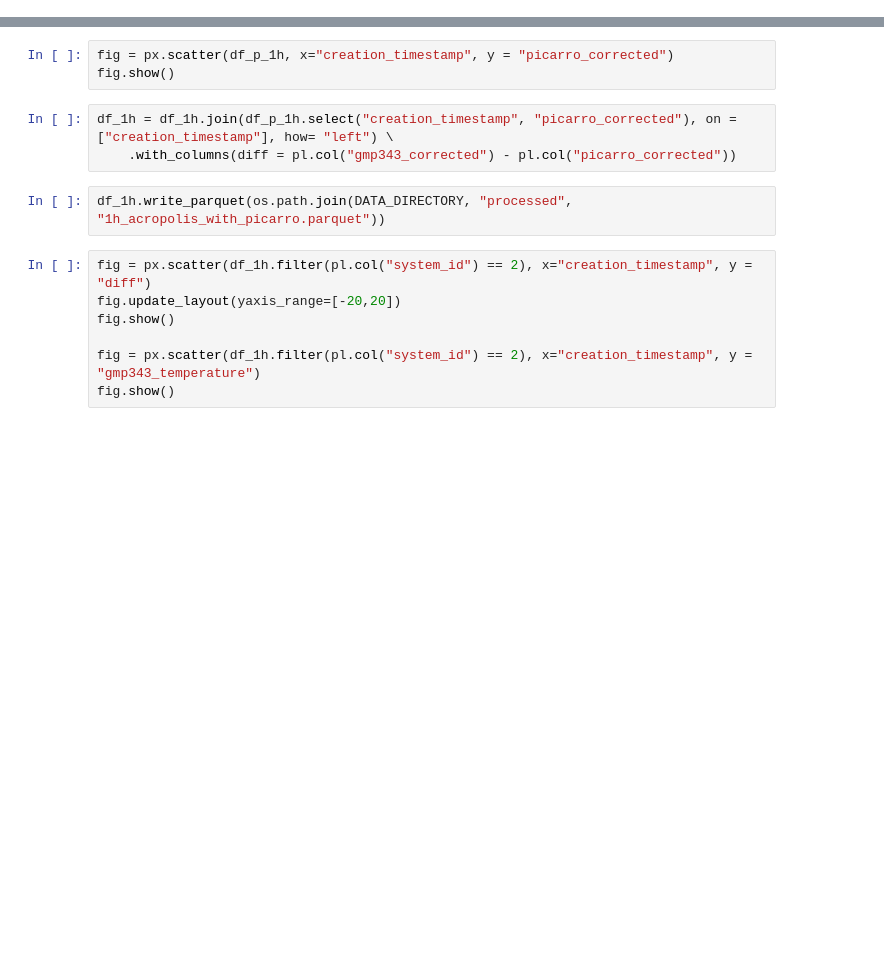
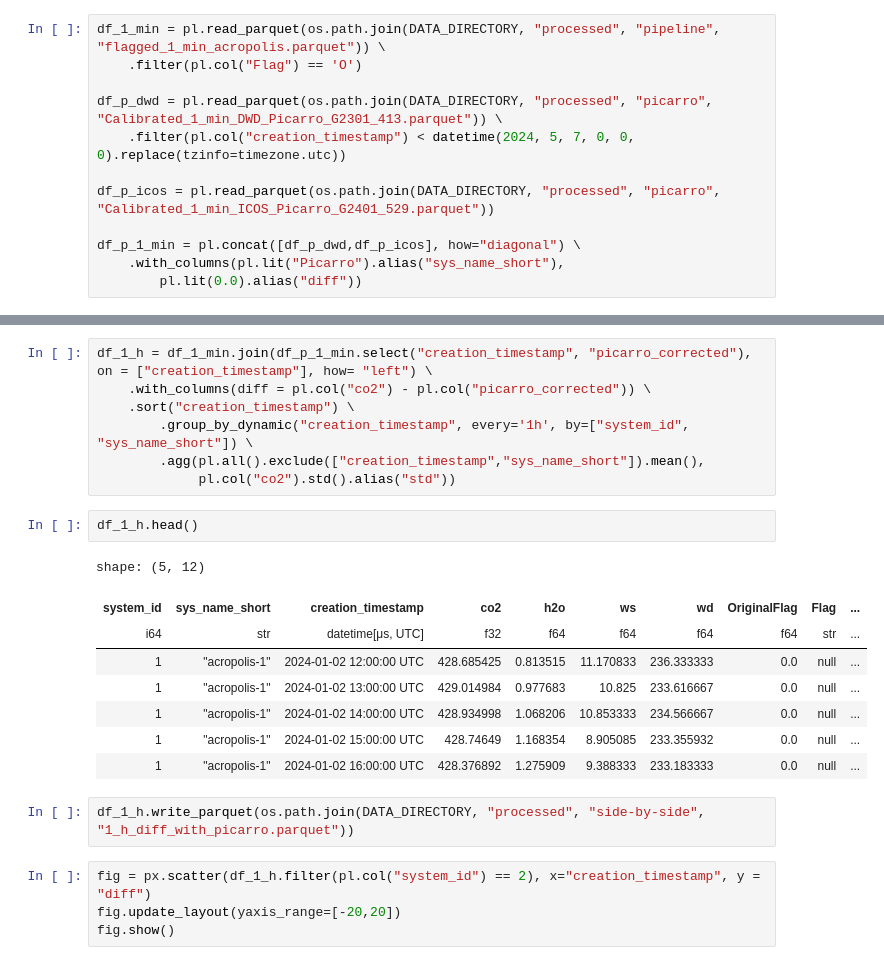
Before and after one commit to tum-esm/ACROPOLIS-data-processing, a Jupyter notebook: notebooks/analysis_side_by_side/00_join_picarro_measurement.ipynb, the cells around one changed output, grey strips where cells are left out. Cells and saved outputs as stored; diff of their text form; blank space fills up the shorter version.

Commit message:
fix side by side pipeline for new format

```diff
--- a/notebooks/analysis_side_by_side/00_join_picarro_measurement.ipynb
+++ b/notebooks/analysis_side_by_side/00_join_picarro_measurement.ipynb
@@ -86,0 +12,12 @@ df_p_1h.write_parquet(os.path.join(DATA_DIRECTORY,"processed", "1h_cal_corr_pica
+# %%
+df_1_min = pl.read_parquet(os.path.join(DATA_DIRECTORY, "processed", "pipeline", "flagged_1_min_acropolis.parquet")) \
+    .filter(pl.col("Flag") == 'O')
+
+df_p_dwd = pl.read_parquet(os.path.join(DATA_DIRECTORY, "processed", "picarro", "Calibrated_1_min_DWD_Picarro_G2301_413.parquet")) \
+    .filter(pl.col("creation_timestamp") < datetime(2024, 5, 7, 0, 0, 0).replace(tzinfo=timezone.utc))
+
+df_p_icos = pl.read_parquet(os.path.join(DATA_DIRECTORY, "processed", "picarro", "Calibrated_1_min_ICOS_Picarro_G2401_529.parquet"))
+
+df_p_1_min = pl.concat([df_p_dwd,df_p_icos], how="diagonal") \
+    .with_columns(pl.lit("Picarro").alias("sys_name_short"),
+        pl.lit(0.0).alias("diff"))
@@ -87,15 +35,24 @@ df_p_1h.write_parquet(os.path.join(DATA_DIRECTORY,"processed", "1h_cal_corr_pica
+# %%
+df_1_h = df_1_min.join(df_p_1_min.select("creation_timestamp", "picarro_corrected"), on = ["creation_timestamp"], how= "left") \
+    .with_columns(diff = pl.col("co2") - pl.col("picarro_corrected")) \
+    .sort("creation_timestamp") \
+        .group_by_dynamic("creation_timestamp", every='1h', by=["system_id", "sys_name_short"]) \
+        .agg(pl.all().exclude(["creation_timestamp","sys_name_short"]).mean(),
+             pl.col("co2").std().alias("std"))
+# %%
+df_1_h.head()
+# %% [output]
+shape: (5, 12)
+| system_id | sys_name_short | creation_timestamp | co2 | h2o | ws | wd | OriginalFlag | Flag | ... |
+| i64 | str | datetime[μs, UTC] | f32 | f64 | f64 | f64 | f64 | str | ... |
+| 1 | "acropolis-1" | 2024-01-02 12:00:00 UTC | 428.685425 | 0.813515 | 11.170833 | 236.333333 | 0.0 | null | ... |
+| 1 | "acropolis-1" | 2024-01-02 13:00:00 UTC | 429.014984 | 0.977683 | 10.825 | 233.616667 | 0.0 | null | ... |
+| 1 | "acropolis-1" | 2024-01-02 14:00:00 UTC | 428.934998 | 1.068206 | 10.853333 | 234.566667 | 0.0 | null | ... |
+| 1 | "acropolis-1" | 2024-01-02 15:00:00 UTC | 428.74649 | 1.168354 | 8.905085 | 233.355932 | 0.0 | null | ... |
+| 1 | "acropolis-1" | 2024-01-02 16:00:00 UTC | 428.376892 | 1.275909 | 9.388333 | 233.183333 | 0.0 | null | ... |
+# %%
+df_1_h.write_parquet(os.path.join(DATA_DIRECTORY, "processed", "side-by-side", "1_h_diff_with_picarro.parquet"))
 # %%
-fig = px.scatter(df_p_1h, x="creation_timestamp", y = "picarro_corrected")
+fig = px.scatter(df_1_h.filter(pl.col("system_id") == 2), x="creation_timestamp", y = "diff")
+fig.update_layout(yaxis_range=[-20,20])
 fig.show()
-# %%
-df_1h = df_1h.join(df_p_1h.select("creation_timestamp", "picarro_corrected"), on = ["creation_timestamp"], how= "left") \
-    .with_columns(diff = pl.col("gmp343_corrected") - pl.col("picarro_corrected"))
-# %%
-df_1h.write_parquet(os.path.join(DATA_DIRECTORY, "processed", "1h_acropolis_with_picarro.parquet"))
-# %%
-fig = px.scatter(df_1h.filter(pl.col("system_id") == 2), x="creation_timestamp", y = "diff")
-fig.update_layout(yaxis_range=[-20,20])
-fig.show()
-
-fig = px.scatter(df_1h.filter(pl.col("system_id") == 2), x="creation_timestamp", y = "gmp343_temperature")
-fig.show()
```
Also changed, not shown: parts of 5 cells of this notebook, 1 other file.
